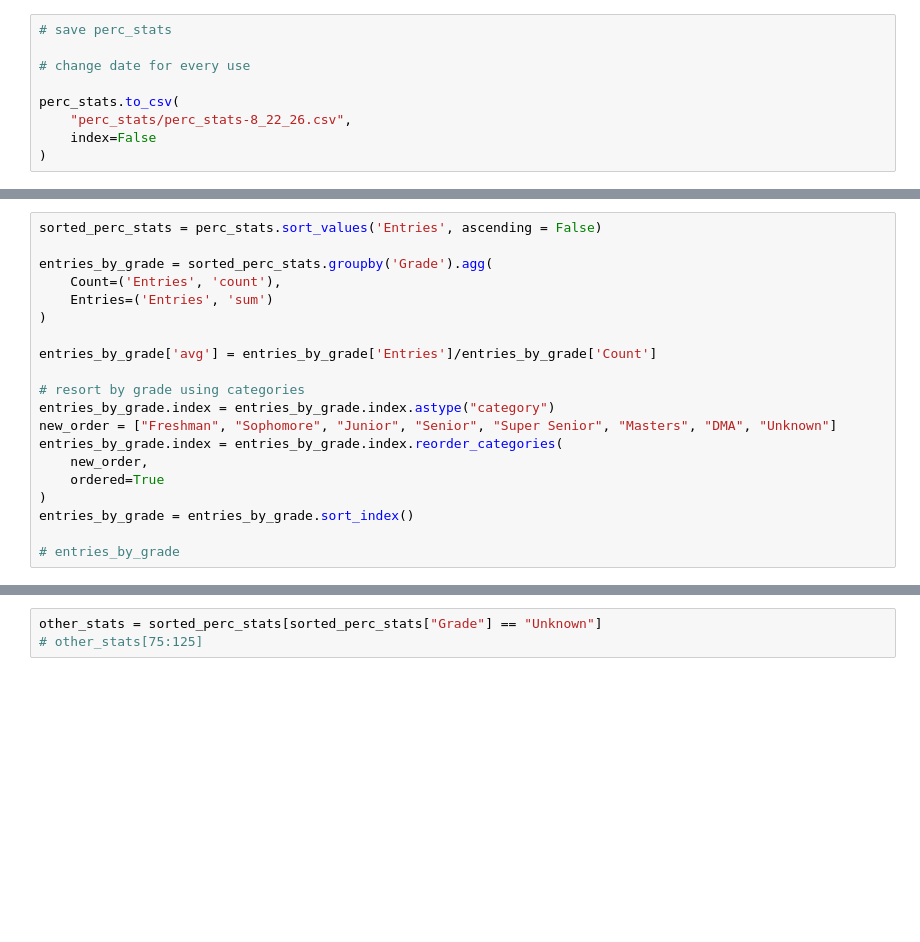
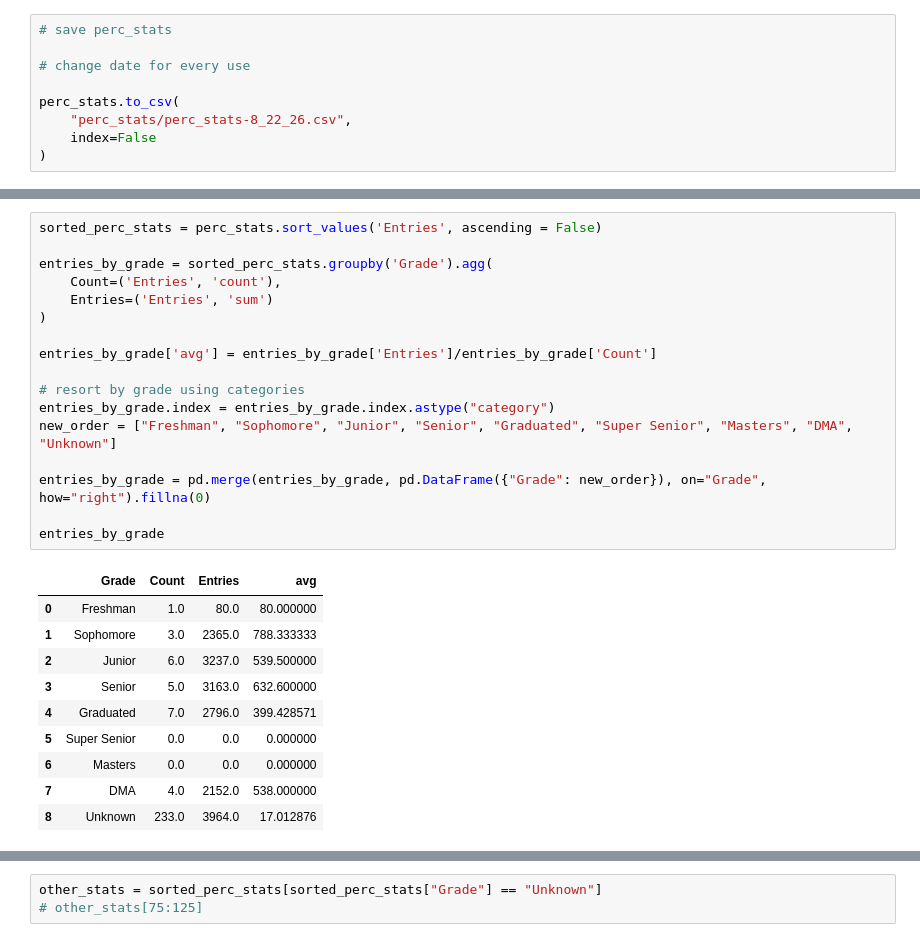
Before and after one commit to amdieter/practice-room-data, a Jupyter notebook: Practice Log.ipynb, the cells around one changed output, grey strips where cells are left out. Saved outputs shown, nothing was run; the diff lists cells and outputs as text; blank space fills up the shorter version.

```diff
--- a/Practice Log.ipynb
+++ b/Practice Log.ipynb
@@ -338,21 +307,29 @@ perc_stats.to_csv(
 # %%
 sorted_perc_stats = perc_stats.sort_values('Entries', ascending = False)
 
 entries_by_grade = sorted_perc_stats.groupby('Grade').agg(
     Count=('Entries', 'count'),
     Entries=('Entries', 'sum')
 )
 
 entries_by_grade['avg'] = entries_by_grade['Entries']/entries_by_grade['Count']
 
 # resort by grade using categories
 entries_by_grade.index = entries_by_grade.index.astype("category")
-new_order = ["Freshman", "Sophomore", "Junior", "Senior", "Super Senior", "Masters", "DMA", "Unknown"]
-entries_by_grade.index = entries_by_grade.index.reorder_categories(
-    new_order,
-    ordered=True
-)
-entries_by_grade = entries_by_grade.sort_index()
+new_order = ["Freshman", "Sophomore", "Junior", "Senior", "Graduated", "Super Senior", "Masters", "DMA", "Unknown"]
 
-# entries_by_grade
+entries_by_grade = pd.merge(entries_by_grade, pd.DataFrame({"Grade": new_order}), on="Grade", how="right").fillna(0)
+
+entries_by_grade
+# %% [output]
+|  | Grade | Count | Entries | avg |
+| 0 | Freshman | 1.0 | 80.0 | 80.000000 |
+| 1 | Sophomore | 3.0 | 2365.0 | 788.333333 |
+| 2 | Junior | 6.0 | 3237.0 | 539.500000 |
+| 3 | Senior | 5.0 | 3163.0 | 632.600000 |
+| 4 | Graduated | 7.0 | 2796.0 | 399.428571 |
+| 5 | Super Senior | 0.0 | 0.0 | 0.000000 |
+| 6 | Masters | 0.0 | 0.0 | 0.000000 |
+| 7 | DMA | 4.0 | 2152.0 | 538.000000 |
+| 8 | Unknown | 233.0 | 3964.0 | 17.012876 |
 # %%
```
Also changed, not shown: parts of 27 cells of this notebook, 2 other files.
